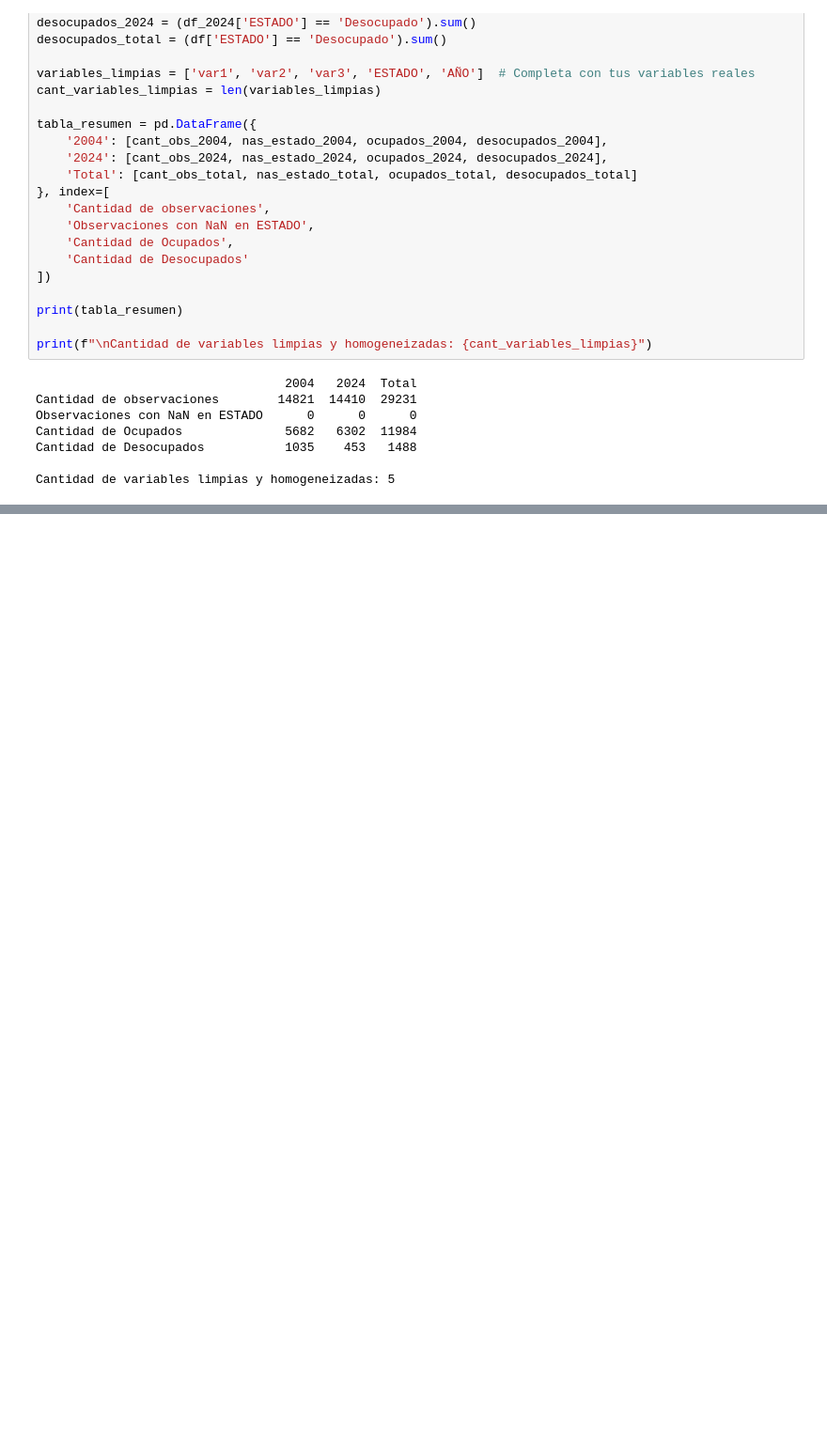
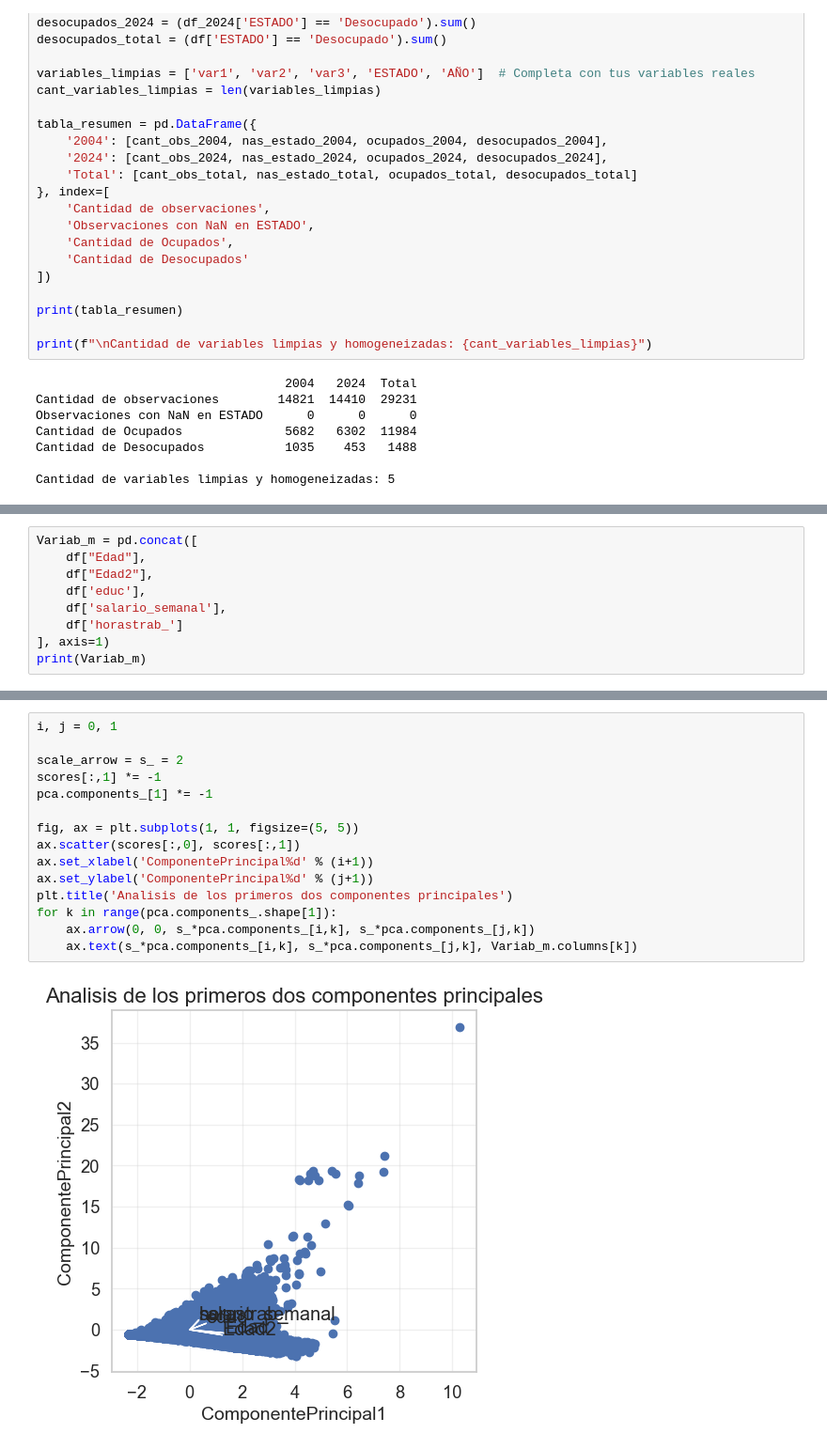
Before and after one commit to MaxiPetrini/BigDataUBA-Grupo16, a Jupyter notebook: TP3_Grupo 16/Tp3.ipynb, the cells around one changed output, grey strips where cells are left out. Shown at 94% size. Cells and saved outputs as stored; diff of their text form; blank space fills up the shorter version.

```diff
--- a/TP3_Grupo 16/Tp3.ipynb
+++ b/TP3_Grupo 16/Tp3.ipynb
@@ -328,0 +364,9 @@ plt.show()
+# %%
+Variab_m = pd.concat([
+    df["Edad"],
+    df["Edad2"],
+    df['educ'],
+    df['salario_semanal'],
+    df['horastrab_']
+], axis=1)
+print(Variab_m)
@@ -328,0 +448,17 @@ plt.show()
+# %%
+i, j = 0, 1
+
+scale_arrow = s_ = 2
+scores[:,1] *= -1
+pca.components_[1] *= -1
+
+fig, ax = plt.subplots(1, 1, figsize=(5, 5))
+ax.scatter(scores[:,0], scores[:,1])
+ax.set_xlabel('ComponentePrincipal%d' % (i+1))
+ax.set_ylabel('ComponentePrincipal%d' % (j+1))
+plt.title('Analisis de los primeros dos componentes principales')
+for k in range(pca.components_.shape[1]):
+    ax.arrow(0, 0, s_*pca.components_[i,k], s_*pca.components_[j,k])
+    ax.text(s_*pca.components_[i,k], s_*pca.components_[j,k], Variab_m.columns[k])
+# %% [output]
+[figure, added]
```
Also changed, not shown: parts of 14 cells of this notebook.
